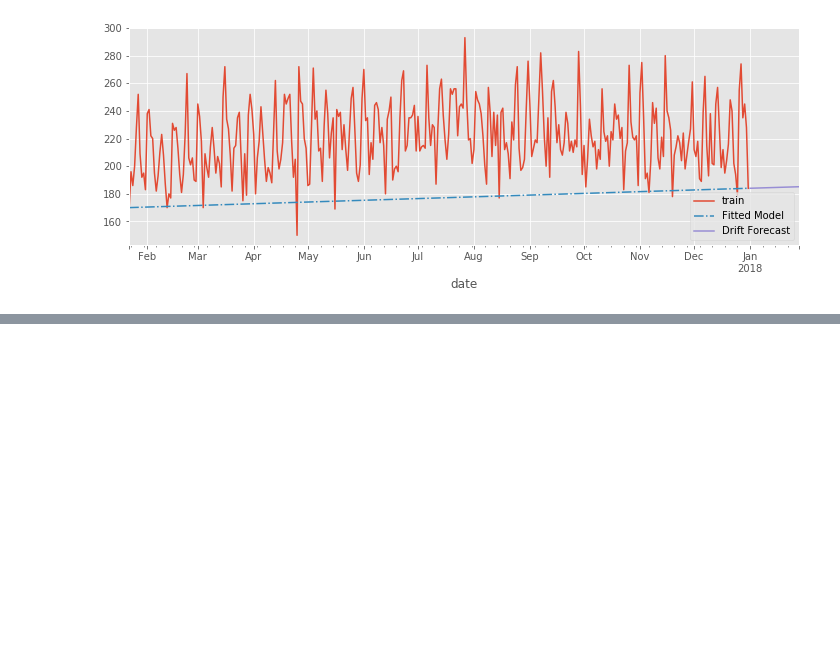
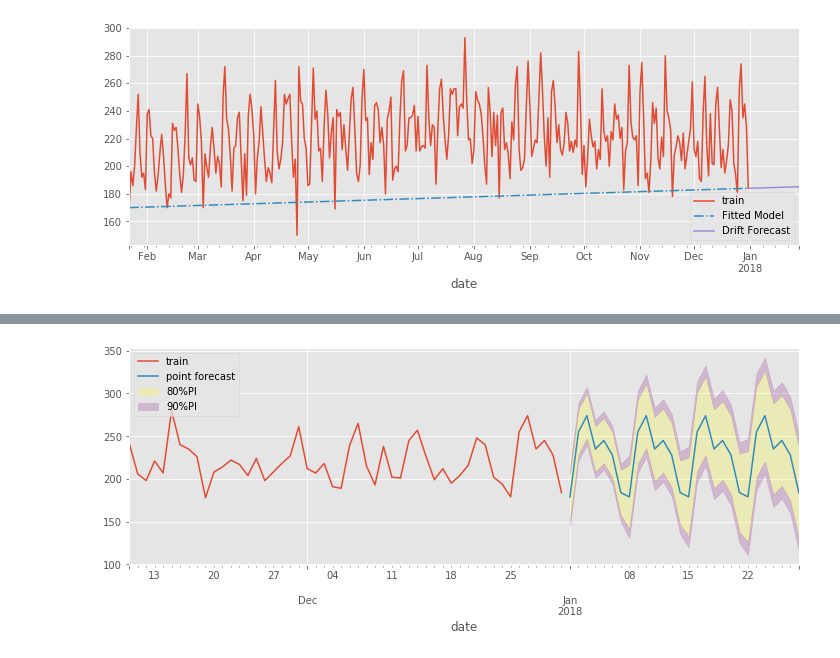
Before and after one commit to TomMonks/forecast-tools, a Jupyter notebook: 01_example_benchmark_forecasts.ipynb, the cells around one changed output, grey strips where cells are left out. Cells and saved outputs as stored; diff of their text form; code cells hidden in the pictures; blank space fills up the shorter version.

```diff
--- a/01_example_benchmark_forecasts.ipynb
+++ b/01_example_benchmark_forecasts.ipynb
@@ -212,0 +245,47 @@ ax.legend(['train','Fitted Model', 'Drift Forecast'])
+# %%
+def plot_prediction_intervals(train, preds, intervals, test=None):
+    '''
+    Helper function to plot training data, point preds
+    and 2 sets of prediction intevals
+
+    assume 2 sets of PIs are provided!
+    '''
+    ax = train.plot(figsize=(12,4))
+
+    mean = preds_as_series(train, preds)
+    intervals_80 = preds_as_series(train, intervals[0])
+    intervals_90 = preds_as_series(train, intervals[1])
+
+    mean.plot(ax=ax, label='point forecast')
+
+    ax.fill_between(intervals_80.index, mean[0], intervals_80[1],
+                    alpha=0.2,
+                    label='80% PI', color='yellow');
+
+    ax.fill_between(intervals_80.index,mean[0], intervals_80[0],
+                    alpha=0.2,
+                    label='80% PI', color='yellow');
+
+    ax.fill_between(intervals_80.index,intervals_80[1], intervals_90[1],
+                    alpha=0.2,
+                    label='90% PI', color='purple');
+
+    ax.fill_between(intervals_80.index,intervals_80[0], intervals_90[0],
+                    alpha=0.2,
+                    label='90% PI', color='purple');
+
+    if test is None:
+        ax.legend(['train', 'point forecast', '80%PI', '_ignore','_ignore',
+                   '90%PI'], loc=2)
+    else:
+        test.plot(ax=ax, color='black')
+        ax.legend(['train', 'point forecast', 'Test', '80%PI', '_ignore',
+                   '_ignore', '90%PI'], loc=2)
+# %%
+snf = SNaive(period=7)
+snf.fit(ed_week)
+y_preds, y_intervals = snf.predict(horizon=28, return_predict_int=True)
+# %%
+plot_prediction_intervals(ed_week[-52:], y_preds, y_intervals)
+# %% [output]
+[figure, added]
```
Also changed, not shown: parts of 4 cells of this notebook.
